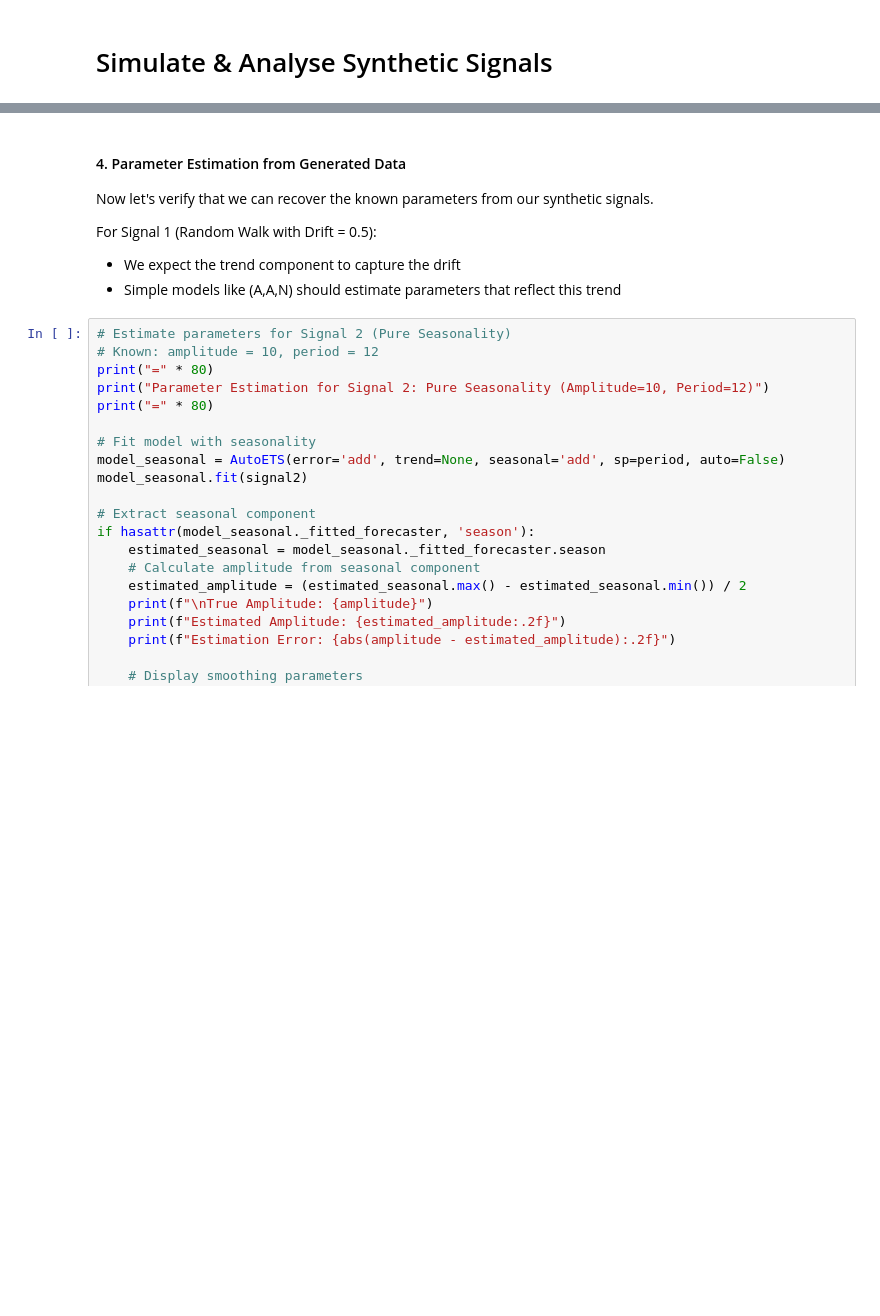
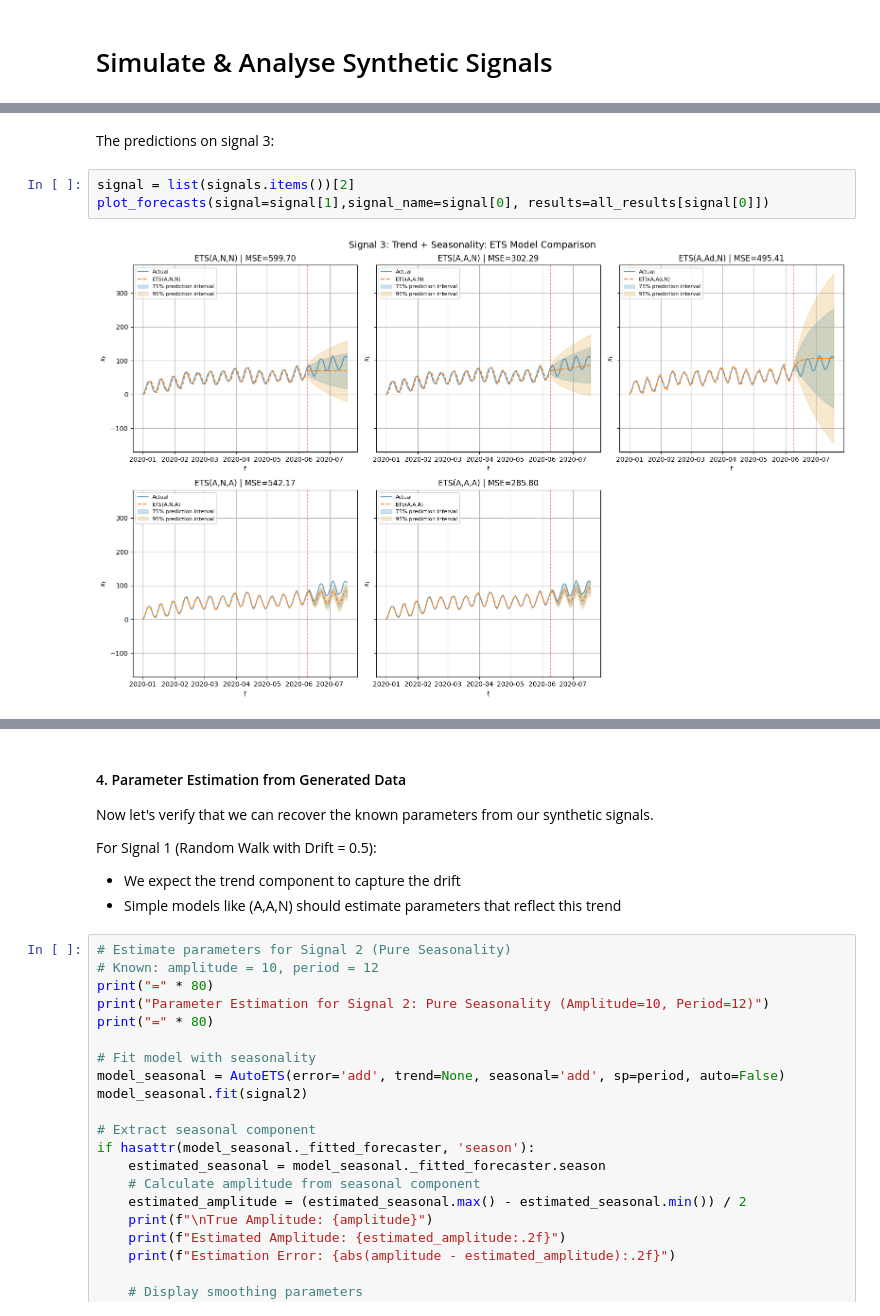
Before and after one commit to V8-Luky/time, a Jupyter notebook: notebooks/06_Exercise.ipynb, the cells around one changed output, grey strips where cells are left out. Saved outputs shown, nothing was run; the diff lists cells and outputs as text; blank space fills up the shorter version.

```diff
--- a/notebooks/06_Exercise.ipynb
+++ b/notebooks/06_Exercise.ipynb
@@ -285,0 +192,7 @@ print("\nNote: Small MSE differences are expected due to different optimization
+# %% [markdown]
+The predictions on signal 3:
+# %%
+signal = list(signals.items())[2]
+plot_forecasts(signal=signal[1],signal_name=signal[0], results=all_results[signal[0]])
+# %% [output]
+[figure, added]
```
Also changed, not shown: parts of 37 cells of this notebook.
